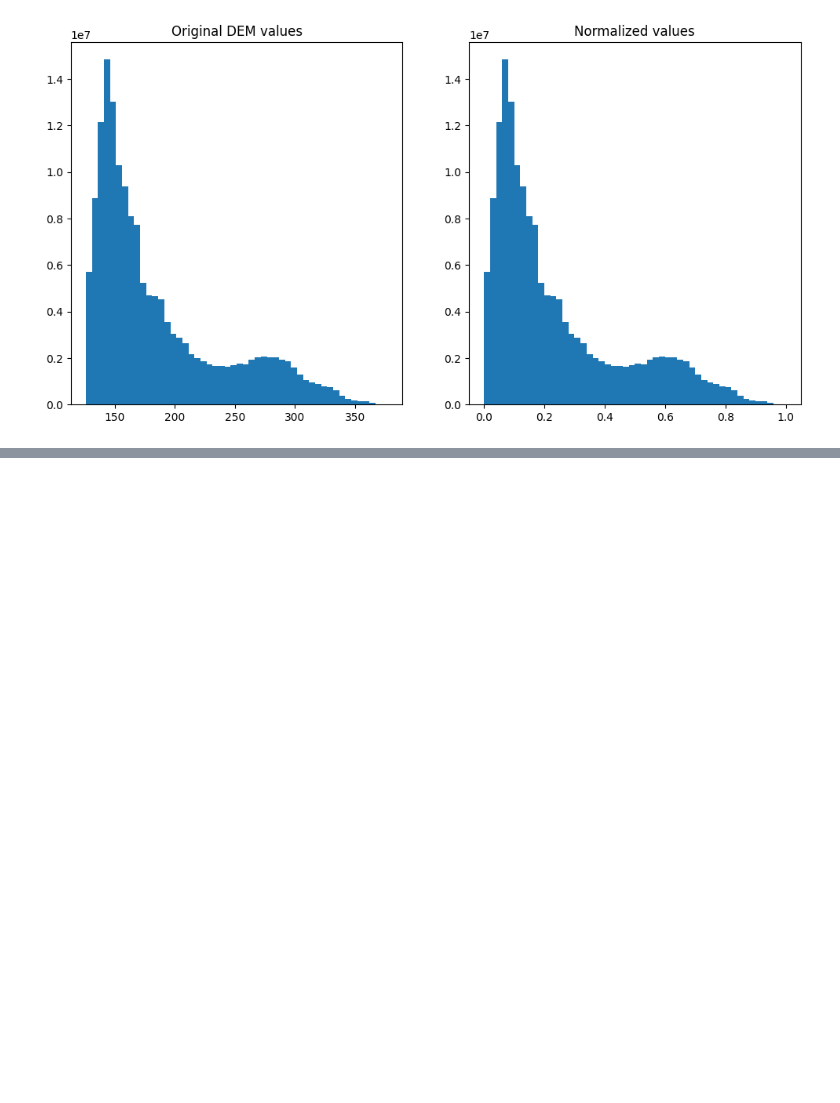
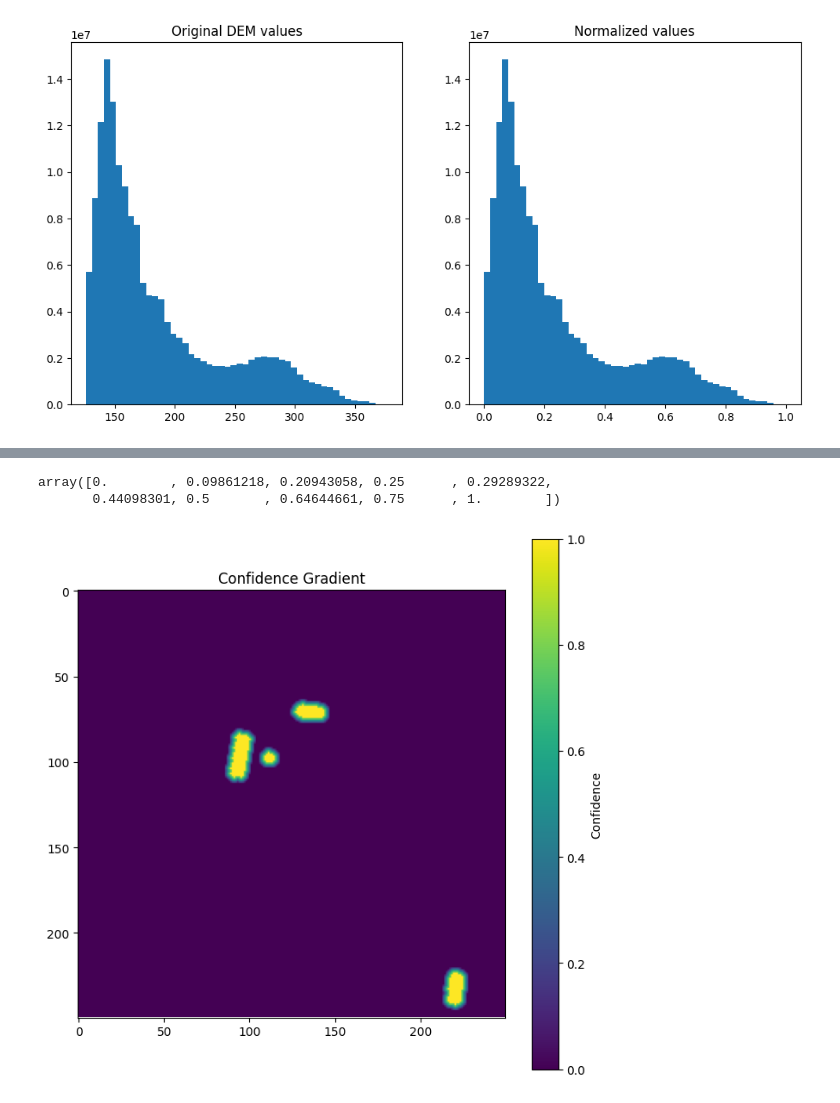
Before and after one commit to kitnew/lidar-archaeology-segmentation, a Jupyter notebook: notebooks/data_prep.ipynb, the cells around one changed output, grey strips where cells are left out. Saved outputs shown, nothing was run; the diff lists cells and outputs as text; code cells hidden in the pictures; blank space fills up the shorter version.

```diff
--- a/notebooks/data_prep.ipynb
+++ b/notebooks/data_prep.ipynb
@@ -63,3 +62,27 @@ to_save={
 }
 
 np.savez_compressed("../data/processed/DEM_normalized.npz", **to_save)
+# %%
+from scipy.ndimage import distance_transform_edt
+
+distance = distance_transform_edt(1 - mask) * 1
+# %%
+mask_shadowed = np.where(mask == 1, np.ones_like(distance), np.maximum(0, 1 - (distance / 4)))
+# %%
+mask_shadowed[~valid] = 0
+# %%
+np.unique(mask_shadowed)
+# %% [output]
+array([0.        , 0.09861218, 0.20943058, 0.25      , 0.29289322,
+       0.44098301, 0.5       , 0.64644661, 0.75      , 1.        ])
+# %%
+import matplotlib.pyplot as plt
+
+patch = mask_shadowed[3000:3250, 3000:3250]
+plt.figure(figsize=(8, 8))
+plt.imshow(patch, cmap='viridis', vmin=0, vmax=1)
+plt.colorbar(label='Confidence')
+plt.title('Confidence Gradient')
+plt.show()
+# %% [output]
+[figure, added]
```
Also changed, not shown: parts of 2 cells of this notebook, 9 other files.
